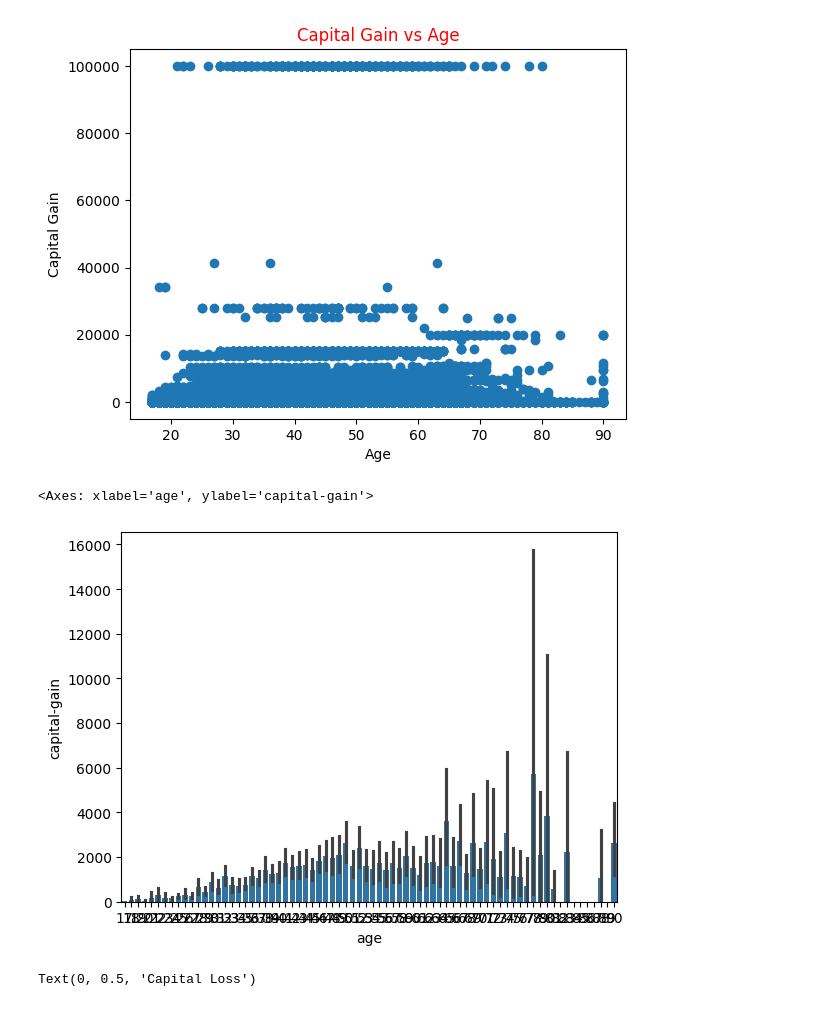
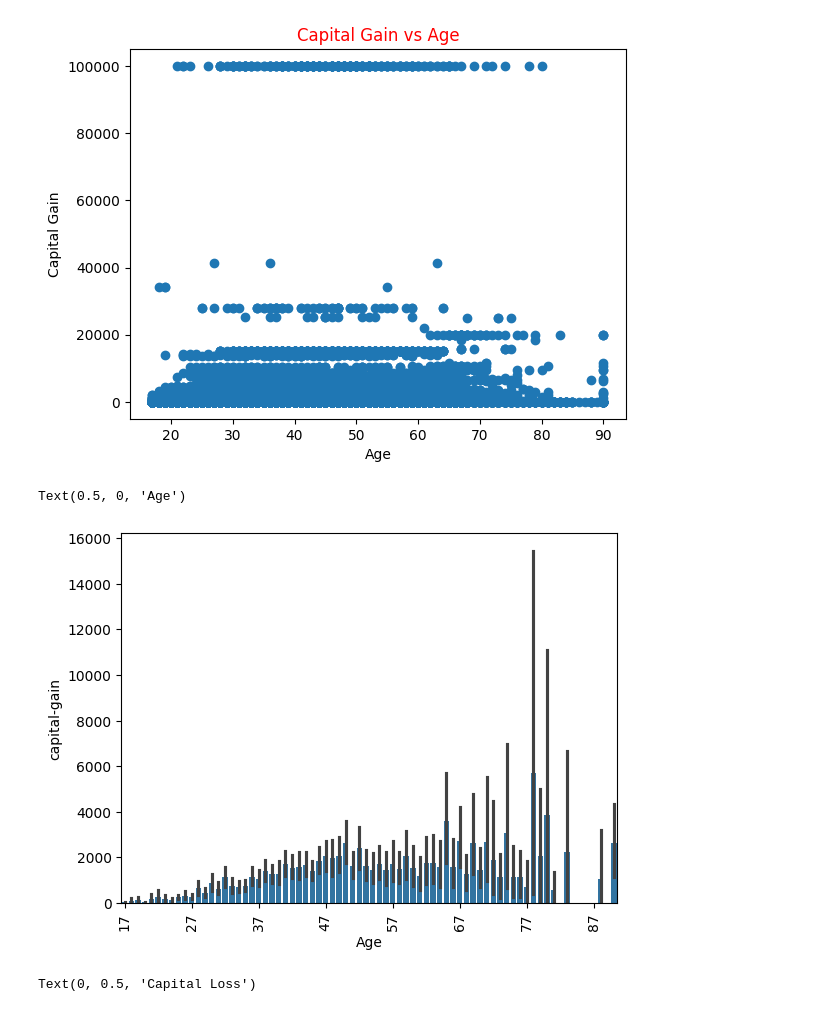
Before and after one commit to paez49/Adult-income, a Jupyter notebook: main.ipynb, the cells around one changed output. Drawn from its saved outputs; the diff is of its cells as text; code cells hidden in the pictures.

```diff
--- a/main.ipynb
+++ b/main.ipynb
@@ -208,11 +208,18 @@ plt.ylabel("Capital Gain")
 # %% [output]
 Text(0, 0.5, 'Capital Gain')
 [figure]
-# %%
-sns.barplot(x="age",y="capital-gain",data=df)
-# %% [output]
-<Axes: xlabel='age', ylabel='capital-gain'>
-[figure, removed]
+# %%
+sns.barplot(x="age",y="capital-gain",data=df)
+
+# Obtener los valores únicos de la edad y ordenarlos
+unique_ages = sorted(df['age'].unique())
+
+# Configurar el eje x para mostrar las edades de 10 en 10
+plt.xticks(ticks=range(0, len(unique_ages), 10), labels=unique_ages[::10], rotation=90)
+plt.xlabel("Age")
+# %% [output]
+Text(0.5, 0, 'Age')
+[figure, added]
 # %%
 # Dependent variable (y): capital-loss
 # Independent variable (x): age
```
Also changed, not shown: parts of 6 cells of this notebook, 1 other file.
